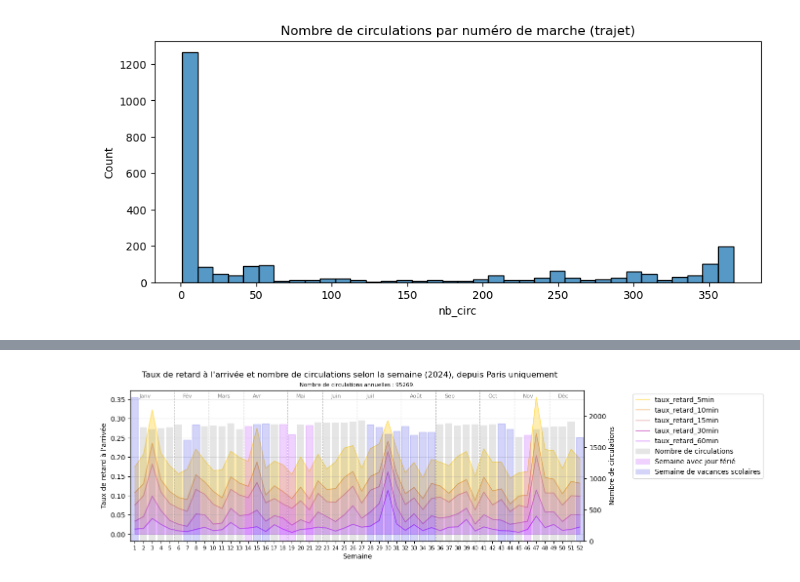
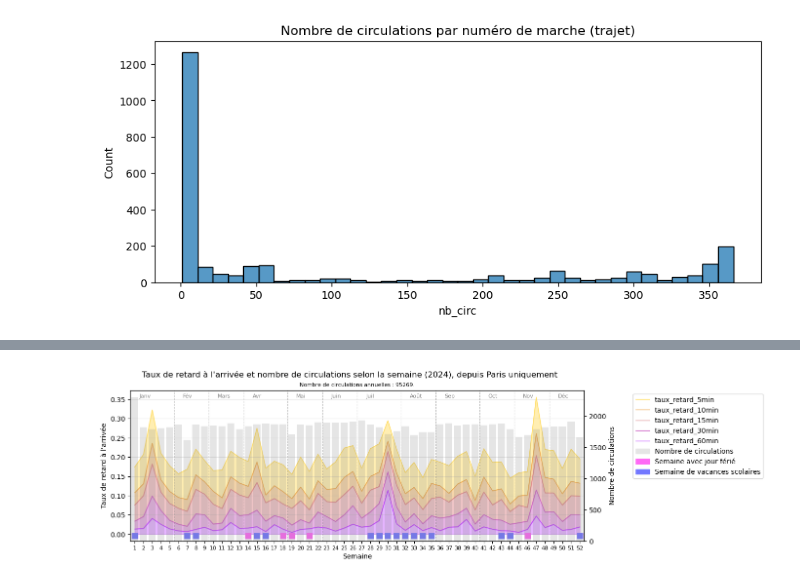
Before and after one commit to Gallien-e/analyse-retard-sncf, a Jupyter notebook: notebooks/2-EDA-2024.ipynb, the cells around one changed output, grey strips where cells are left out. Saved outputs shown, nothing was run; the diff lists cells and outputs as text; code cells hidden in the pictures.

Commit message:
notebook : EDA vacances improvement

```diff
--- a/notebooks/2-EDA-2024.ipynb
+++ b/notebooks/2-EDA-2024.ipynb
@@ -1151,7 +1151,7 @@ ax2 = ax.twinx()
 barplot = sns.barplot(data=stats["nb_circ"], ax=ax2, color="gray", alpha=0.2, label="Nombre de circulations")
 ax2.set_ylabel("Nombre de circulations")
 
-# pour chaque semaine avec des jours fériés, change la couleur du barplot
+"""# pour chaque semaine avec des jours fériés, change la couleur du barplot
 for semaine in semaine_info_df[semaine_info_df["nb_jours_feries"] > 0]["num_semaine"]:
     if str(semaine) in stats.index:
         barplot.patches[stats.index.get_loc(str(semaine))].set_color("#B01EFE")
@@ -1159,34 +1159,50 @@ for semaine in semaine_info_df[semaine_info_df["nb_jours_feries"] > 0]["num_sema
 # pour chaque semaine de vacances, change la couleur du barplot
 for semaine in semaine_info_df[semaine_info_df["is_vacances"]]["num_semaine"]:
     if str(semaine) in stats.index:
-        barplot.patches[stats.index.get_loc(str(semaine))].set_color("#232ADD")
+        barplot.patches[stats.index.get_loc(str(semaine))].set_color("#232ADD")"""
 
+
+"""for semaine in semaine_info_df[semaine_info_df["nb_jours_feries"] > 0]["num_semaine"]:
+    if str(semaine) in stats.index:
+        ax.axvspan(stats.index.get_loc(str(semaine))-0.5, stats.index.get_loc(str(semaine))+0.5, color="#efd2fe", alpha=0.5, zorder=0)
+for semaine in semaine_info_df[semaine_info_df["is_vacances"]]["num_semaine"]:
+    if str(semaine) in stats.index:
+        ax.axvspan(stats.index.get_loc(str(semaine))-0.5, stats.index.get_loc(str(semaine))+0.5, color="#d3d4f8", alpha=0.5, zorder=0)"""
+
+# Plutot que de changer la couleur du barplot, ou même un fond coloré (ça fait beaucoup d'éléments visuels superposés), on ajoute des carrés au-dessus des barres
+for semaine in semaine_info_df[semaine_info_df["nb_jours_feries"] > 0]["num_semaine"]:
+    if str(semaine) in stats.index:
+        ax.text(stats.index.get_loc(str(semaine)), ax.get_ylim()[0]+0.008, "■", fontsize=12, color="#ff6af5", ha='center')
+
+for semaine in semaine_info_df[semaine_info_df["is_vacances"]]["num_semaine"]:
+    if str(semaine) in stats.index:
+        ax.text(stats.index.get_loc(str(semaine)), ax.get_ylim()[0]+0.008, "■", fontsize=12, color="#7378FF", ha='center')
 # Légende
 handles1, labels1 = ax.get_legend_handles_labels()
 import matplotlib.patches as mpatches
 nombre_de_circulations_patch = mpatches.Patch(color="#e5e5e5", label="Nombre de circulations")
 handles2 = [nombre_de_circulations_patch]
-ferie_patch = mpatches.Patch(color="#efd2fe", label="Semaine avec jour férié")
-vacances_patch = mpatches.Patch(color="#d3d4f8", label="Semaine de vacances scolaires")
+ferie_patch = mpatches.Patch(color="#ff6af5", label="Semaine avec jour férié")
+vacances_patch = mpatches.Patch(color="#7378FF", label="Semaine de vacances scolaires")
 ax.legend(handles1 + handles2 + [ferie_patch, vacances_patch], labels1 + labels2 + ["Semaine avec jour férié", "Semaine de vacances scolaires"], loc="upper left", bbox_to_anchor=(1.1, 1))
 
 # pour chaque mois, ajoute une barre verticale pour séparer les semaines
 mois_separateurs = [1, 6, 10, 14, 19, 23, 27, 32, 36, 41, 45, 49]
 for sep in mois_separateurs:
     if str(sep) in stats.index:
         ax.axvline(x=stats.index.get_loc(str(sep))-0.5, color='gray', linestyle='--', alpha=0.5, linewidth=0.8)
 # ajoute un label pour chaque mois, en haut du graphique, juste à droite de la barre verticale
 mois_labels = ["Janv", "Fév", "Mars", "Avr", "Mai", "Juin", "Juil", "Août", "Sep", "Oct", "Nov", "Déc"]
 for sep in mois_separateurs:
     if str(sep) in stats.index:
         ax.text(stats.index.get_loc(str(sep))+0.5, ax.get_ylim()[1]*0.95, mois_labels[mois_separateurs.index(sep)], fontsize=8, color='gray')
 
 # Labels axe x (numéros de semaines)
 ax.set_xticks(range(len(stats.index)))
 ax.set_xticklabels(stats.index, fontsize=8)
 
 plt.show()
 
 # constat : quelques corrélations (vacances d'hiver, printemps, été) avec augmentation du taux de retard, mais pas systématique
 # %% [output]
-[figure, old version]
+[figure, new version]
```
